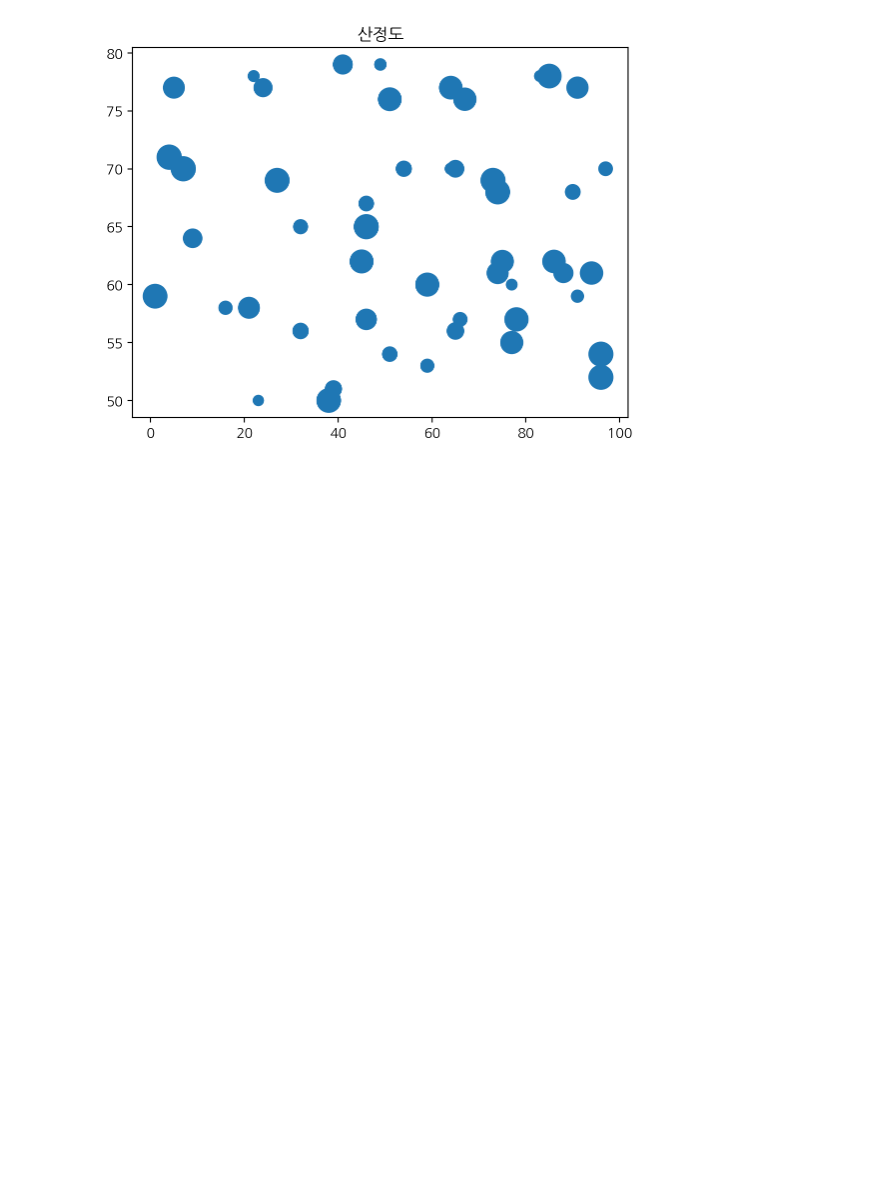
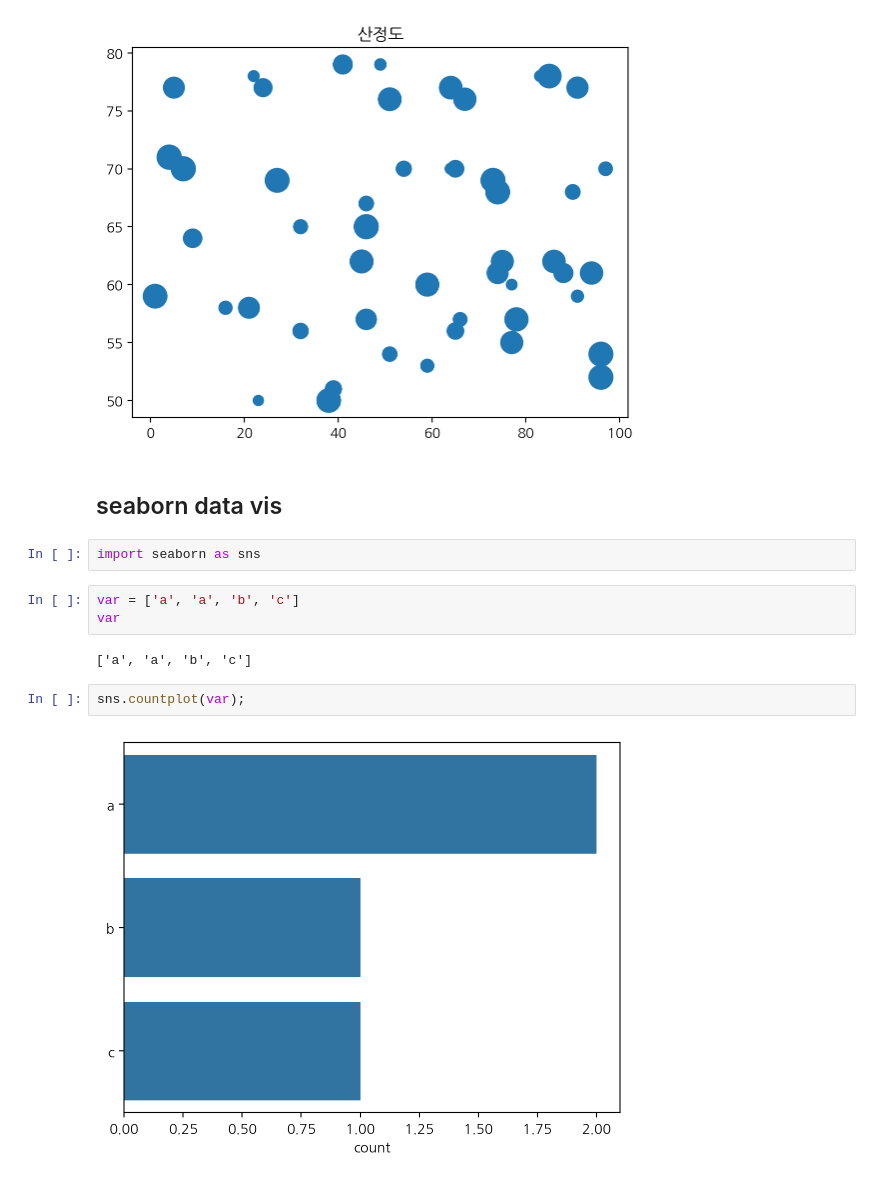
Before and after one commit to jeahhyun/2024-1-my-BDA, a Jupyter notebook: inclass/01w_0311_mon_bigdata_basic.ipynb, the cells around one changed output. Drawn from its saved outputs; the diff is of its cells as text; blank space fills up the shorter version.

```diff
--- a/inclass/01w_0311_mon_bigdata_basic.ipynb
+++ b/inclass/01w_0311_mon_bigdata_basic.ipynb
@@ -81,3 +81,16 @@ plt.title('산정도')
 # %% [output]
 Text(0.5, 1.0, '산정도')
 [figure]
+# %% [markdown]
+## seaborn data vis
+# %%
+import seaborn as sns
+# %%
+var = ['a', 'a', 'b', 'c']
+var
+# %% [output]
+['a', 'a', 'b', 'c']
+# %%
+sns.countplot(var);
+# %% [output]
+[figure, added]
```
Also changed, not shown: parts of 3 cells of this notebook.
